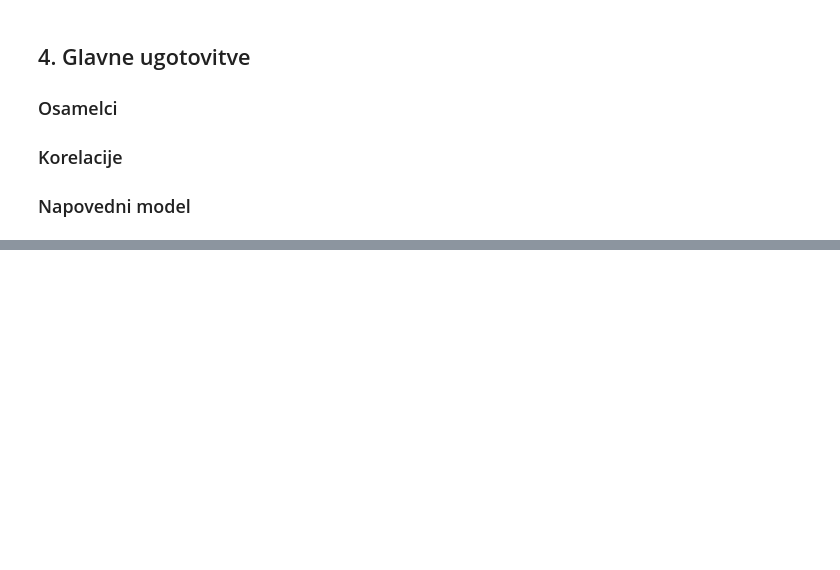
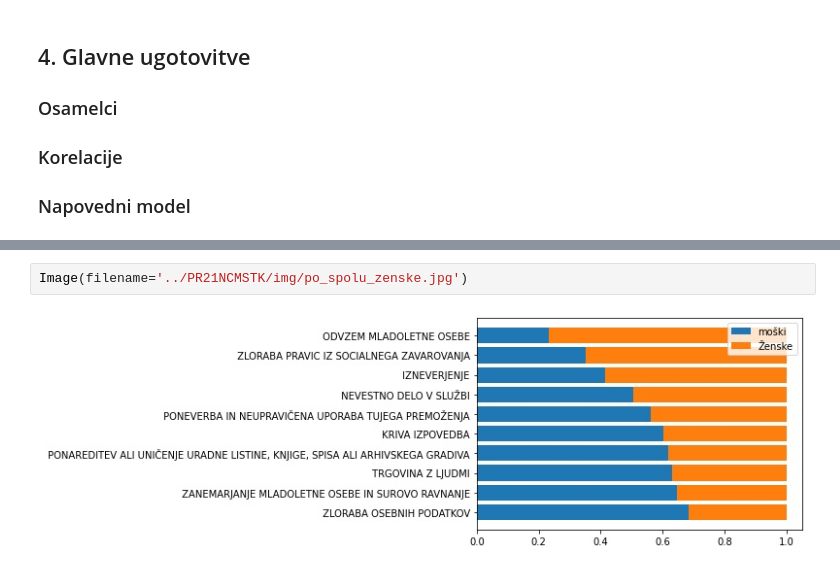
Before and after one commit to ncirar/PR21NCMSTK, a Jupyter notebook: report.ipynb, the cells around one changed output, grey strips where cells are left out. Drawn from its saved outputs; the diff is of its cells as text; blank space fills up the shorter version.

```diff
--- a/report.ipynb
+++ b/report.ipynb
@@ -180,0 +197,4 @@ Image(filename='../PR21NCMSTK/img/zlociniLeta.jpg')
+# %%
+Image(filename='../PR21NCMSTK/img/po_spolu_zenske.jpg')
+# %% [output]
+[figure, added]
```
Also changed, not shown: parts of 9 cells of this notebook, 2 other files.
